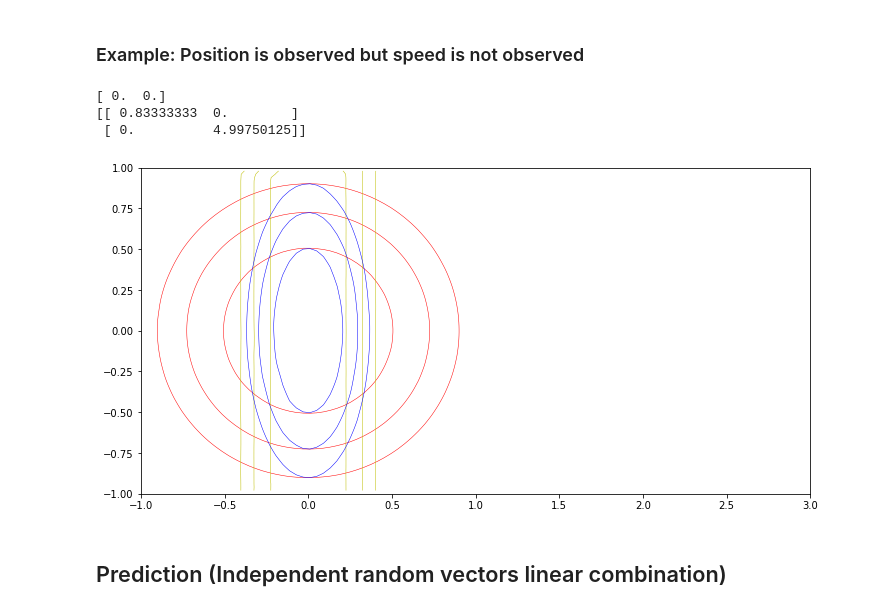
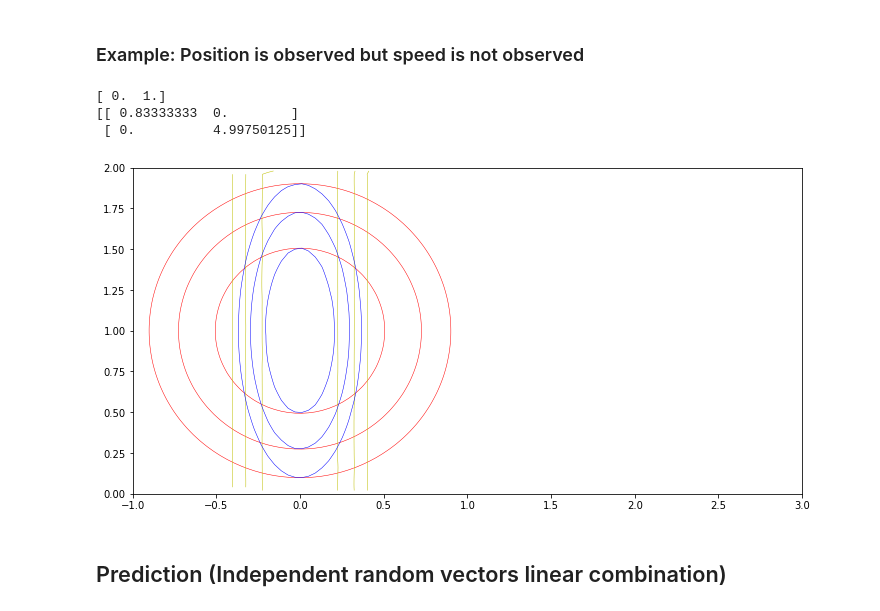
Before and after one commit to jganzabal/Kalman-as-Recursive-Bayesian-Estimation, a Jupyter notebook: 4_Two dimensional Kalman filter.ipynb, the cells around one changed output. Drawn from its saved outputs; the diff is of its cells as text; code cells hidden in the pictures.

```diff
--- a/4_Two dimensional Kalman filter.ipynb
+++ b/4_Two dimensional Kalman filter.ipynb
@@ -106,33 +129,24 @@ def update(H, R, Z, X_est_prior ,P_est_prior):
     return X_est, P_est
 # %% [markdown]
 ### Example: Position  is observed but speed is not observed
-# %%
-def plot_update(H, R, Z, X_est_prior, P_est_prior, y_offset = 0.1):
-    plt.figure(figsize = (12,6))
-    plot_2d_gauss(X_est_prior, P_est_prior, limits = [-limit,3*limit, -limit+y_offset,limit+y_offset], color = 'r')
-    plot_2d_gauss(Z, R, limits = [-limit,3*limit, -limit+y_offset,limit+y_offset], color = 'y')
-
-    X_est, P = update(H, R, Z, X_est_prior, P_est_prior)
-    plot_2d_gauss(X_est, P, limits = [-limit,3*limit, -limit+y_offset,limit+y_offset], color = 'b')
-    return X_est, P
 # %%
-initial_speed_guess = 0
+initial_speed_guess = 1
 H = np.array([[1, 0],[0,1]])
 # a priori estimates
 X_est_prior = np.array([0 , initial_speed_guess])
 P_est_prior = np.array([[5, 0],[0 ,5]])
 
 # I quite know my position but not my speed then variance -> infinite
 R = np.array([[1, 0],[0 ,10000]])
 Z = H.dot(X_est_prior)
-X_est_u, P_est_u = plot_update(H, R, Z, X_est_prior, P_est_prior, y_offset = initial_speed_guess)
+X_est_u, P_est_u = plot_update(H, R, Z, X_est_prior, P_est_prior, y_offset = initial_speed_guess, npts=4000)
 print(X_est_u)
 print(P_est_u)
 # %% [output]
-[ 0.  0.]
+[ 0.  1.]
 [[ 0.83333333  0.        ]
  [ 0.          4.99750125]]
-[figure, old version]
+[figure, new version]
 # %% [markdown]
 ## Prediction (Independent random vectors linear combination)
 # %% [markdown]
```
Also changed, not shown: parts of 33 cells of this notebook, 2 other files.
